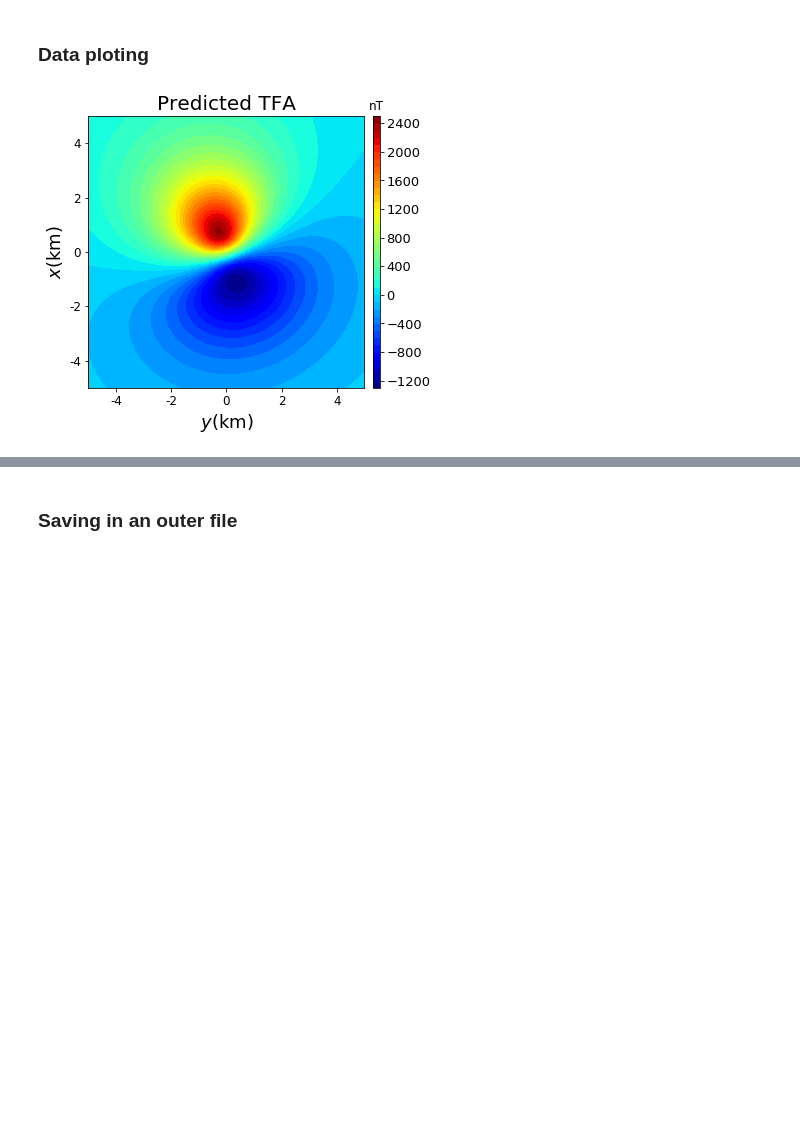
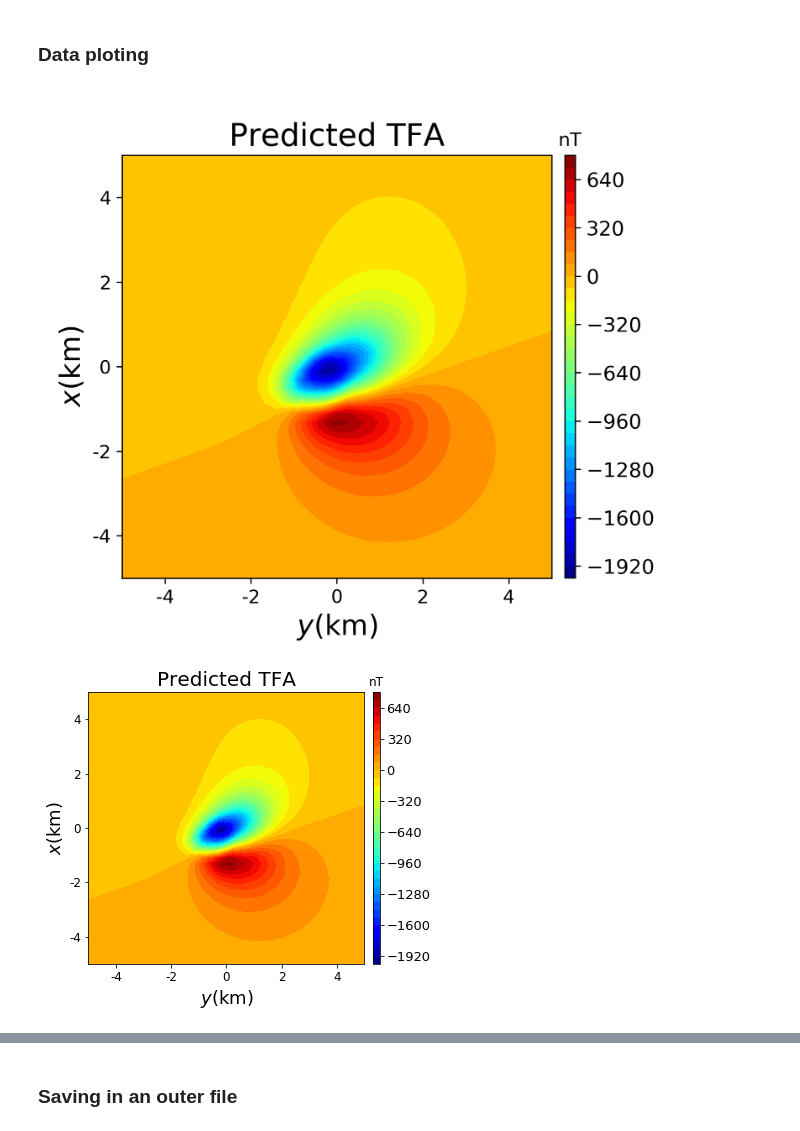
Before and after one commit to pinga-lab/magnetic-radial-inversion, a Jupyter notebook: code/complex/data.ipynb, the cells around one changed output, grey strips where cells are left out. Cells and saved outputs as stored; diff of their text form; code cells hidden in the pictures; blank space fills up the shorter version.

Commit message:
notebooks for a complex body model

```diff
--- a/code/complex/data.ipynb
+++ b/code/complex/data.ipynb
@@ -32,3 +39,2 @@ with open('../synthetic_data/oval/oval_model.pickle') as w:
-# %%
-with open('../synthetic_data/grids/regular_grid_50x50_10km2.pickle') as g:
-        grid = pickle.load(g)
+# %%
+complex_data = dict()
@@ -39,47 +58,44 @@ oval_data = dict()
 # %%
 # main field
-inc = -19.5
-dec = -18.5
-
-oval_data['main_field'] = (-19.5, -18.5)
+complex_data['main_field'] = [-21.5, -18.7]
 
 # TFA data
-oval_data['tfa'] = polyprism.tf(grid['x'], grid['y'], grid['z'], \
-                           oval_model['prisms'], inc, dec) # predict data
+complex_data['tfa'] = polyprism.tf(regular_grid['x'], regular_grid['y'], regular_grid['z'], \
+                           complex_model['prisms'], complex_data['main_field'][0], complex_data['main_field'][1]) # predict data
 
-amp_noise = 3.
-oval_data['tfa_obs'] = oval_data['tfa'] + np.random.normal(loc=0., scale=amp_noise,
-                               size=grid['shape'][0]*grid['shape'][1]) # noise corrupted tfa data
+amp_noise = 1.
+complex_data['tfa_obs'] = complex_data['tfa'] + np.random.normal(loc=0., scale=amp_noise,
+                               size=regular_grid['N']) # noise corrupted tfa data
 # %%
 # AMF data
-oval_data['bx'] = polyprism.bx(grid['x'], grid['y'], grid['z'], oval_model['prisms'])
-oval_data['by'] = polyprism.by(grid['x'], grid['y'], grid['z'], oval_model['prisms'])
-oval_data['bz'] = polyprism.bz(grid['x'], grid['y'], grid['z'], oval_model['prisms'])
+complex_data['bx'] = polyprism.bx(regular_grid['x'], regular_grid['y'], regular_grid['z'], complex_model['prisms'])
+complex_data['by'] = polyprism.by(regular_grid['x'], regular_grid['y'], regular_grid['z'], complex_model['prisms'])
+complex_data['bz'] = polyprism.bz(regular_grid['x'], regular_grid['y'], regular_grid['z'], complex_model['prisms'])
 
-oval_data['amf'] = np.sqrt(oval_data['bx']**2. + oval_data['by']**2. + oval_data['bz']**2.)
+complex_data['amf'] = np.sqrt(complex_data['bx']**2. + complex_data['by']**2. + complex_data['bz']**2.)
 
-amp_noise = 3.
-oval_data['amf_obs'] = oval_data['amf'] + np.random.normal(loc=0., scale=amp_noise,
-                               size=grid['shape'][0]*grid['shape'][1]) # noise corrupted amf data
+complex_data['amf_obs'] = complex_data['amf'] + np.random.normal(loc=0., scale=amp_noise,
+                               size=regular_grid['N']) # noise corrupted amf data
 # %% [markdown]
 ### Data ploting
 # %%
 plt.figure(figsize=(6,5))
 plt.title('Predicted TFA', fontsize=20)
-plt.tricontourf(grid['y'], grid['x'], oval_data['tfa'], 40, cmap='jet').ax.tick_params(labelsize=12)
+plt.tricontourf(regular_grid['y'], regular_grid['x'], complex_data['tfa'], 40, cmap='jet').ax.tick_params(labelsize=12)
 plt.xlabel('$y$(km)', fontsize=18)
 plt.ylabel('$x$(km)', fontsize=18)
 clb = plt.colorbar(pad=0.025, aspect=40, shrink=1)
 clb.ax.tick_params(labelsize=13)
-#source = mpl.polygon(oval_model['prisms'][0], '.-k', xy2ne=True)
+#source = mpl.polygon(complex_model['prisms'][0], '.-k', xy2ne=True)
 #source.set_label('Outcropping polygon')
 clb.ax.set_title('nT')
 mpl.m2km()
 plt.legend(loc=0, fontsize=12, shadow=bool, framealpha=1, edgecolor='black')
-plt.savefig('../synthetic_data/oval/pre_tfa.png', dpi=300)
-plt.show()
+plt.savefig(mypath+'/pre_tfa.png', dpi=300)
+img(filename=mypath+'/pre_tfa.png')
 # %% [output]
-[figure, old version]
+[figure, new version]
+[figure, added]
 # %%
 plt.figure(figsize=(6,5))
 plt.title('Observed TFA', fontsize=20)
```
Also changed, not shown: parts of 12 cells of this notebook, 2 other files.
